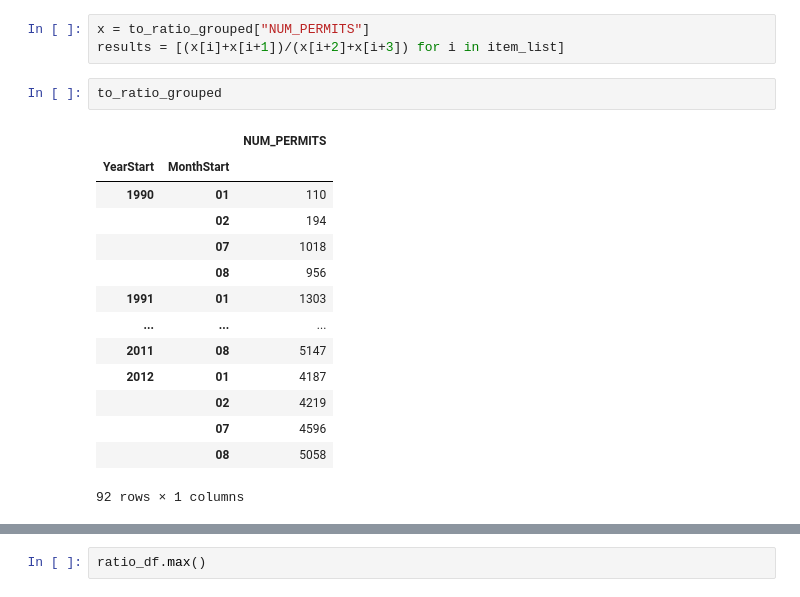
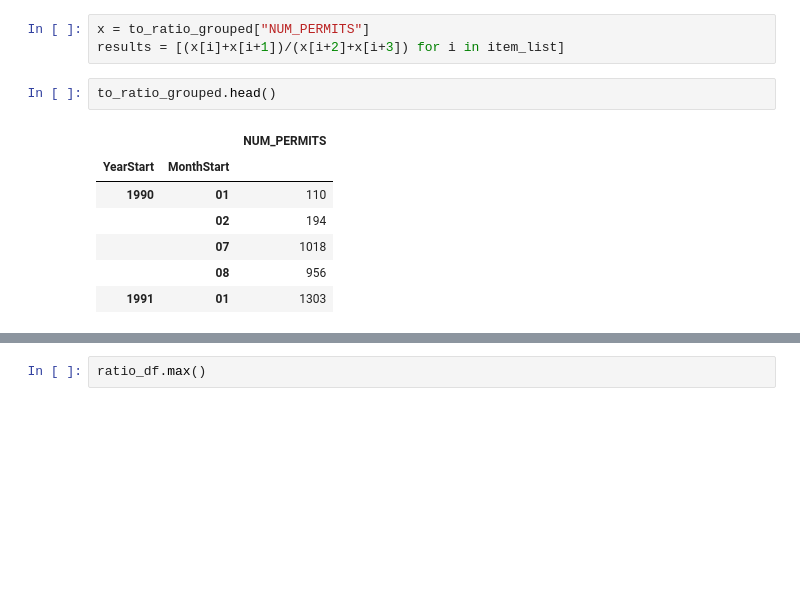
Before and after one commit to dray89/SQL, a Jupyter notebook: Proj_DataAnalysis_In_SQLlite.ipynb, the cells around one changed output, grey strips where cells are left out. Cells and saved outputs as stored; diff of their text form; blank space fills up the shorter version.

```diff
--- a/Proj_DataAnalysis_In_SQLlite.ipynb
+++ b/Proj_DataAnalysis_In_SQLlite.ipynb
@@ -422,21 +339,14 @@ for i in range(0, len(to_ratio_grouped)):
 x = to_ratio_grouped["NUM_PERMITS"]
 results = [(x[i]+x[i+1])/(x[i+2]+x[i+3]) for i in item_list]
 # %%
-to_ratio_grouped
+to_ratio_grouped.head()
 # %% [output]
 |  |  | NUM_PERMITS |
 | YearStart | MonthStart |  |
 | 1990 | 01 | 110 |
 |  | 02 | 194 |
 |  | 07 | 1018 |
 |  | 08 | 956 |
 | 1991 | 01 | 1303 |
-| ... | ... | ... |
-| 2011 | 08 | 5147 |
-| 2012 | 01 | 4187 |
-|  | 02 | 4219 |
-|  | 07 | 4596 |
-|  | 08 | 5058 |
-92 rows × 1 columns
 # %%
 ratio_df = pd.DataFrame(pd.Series(results, name="Ratio of Summer Start Dates to Winter", index = range(1990, 2013)))
```
Also changed, not shown: parts of 11 cells of this notebook.
